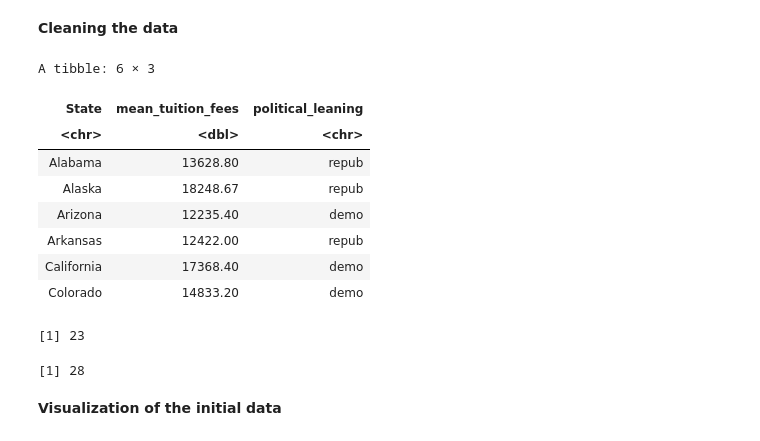
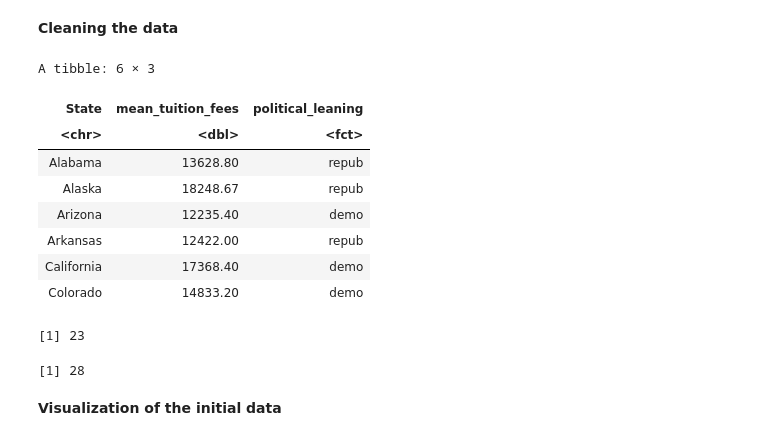
Before and after one commit to Jitao-Z/Difference_between_the_average_tuition_cost_in_Republican_and_Democrat_states, a Jupyter notebook: proposal.ipynb, the cells around one changed output. Drawn from its saved outputs; the diff is of its cells as text; code cells hidden in the pictures.

```diff
--- a/proposal.ipynb
+++ b/proposal.ipynb
@@ -43,36 +43,36 @@ set.seed(2356)
 
 # filters out all the irrelevant columns
 tuition <- original_dataset |>
     filter(!is.na(Value),
            Expense == "Fees/Tuition",
            Year == 2020)
 
 
 # calculates the mean tuition fee for each state in 2020
 # mean_tuition_fee represents the average tuition fee for each state in 2020
 tuition <- tuition |>
     group_by(State) |>
     summarize(mean_tuition_fees = mean(Value))
 
 
 # adds the third column of political leaning
 # note that we are using the party affiliation of each state in the 2020 presidential election
 # to represent their political leanings
 # deom stands for democrat; repub stands for republican
 tuition <- tuition |>
-    mutate(political_leaning = ifelse(grepl("Arizona|California|Colorado|Connecticut|Delaware|Georgia|Hawaii
+    mutate(political_leaning = as.factor(ifelse(grepl("Arizona|California|Colorado|Connecticut|Delaware|Georgia|Hawaii
                                                 |Illinois|Maine|Maryland|Massachusetts|Michigan|Minnesota
                                                 |Nevada|New Hampshire|New Jersey|New Mexico|New York|Oregon
                                                 |Pennsylvania|Rhode Island|Vermont|Virginia|Washington|Wisconsin", State),
-                                            "demo", "repub"))
+                                            "demo", "repub")))
 
 head(tuition)
 nrow(tuition |> filter(political_leaning == "demo"))
 nrow(tuition |> filter(political_leaning == "repub"))
 # %% [output]
 A tibble: 6 × 3
 | State | mean_tuition_fees | political_leaning |
-| <chr> | <dbl> | <chr> |
+| <chr> | <dbl> | <fct> |
 | Alabama | 13628.80 | repub |
 | Alaska | 18248.67 | repub |
 | Arizona | 12235.40 | demo |
```
Also changed, not shown: parts of 1 cell of this notebook.
